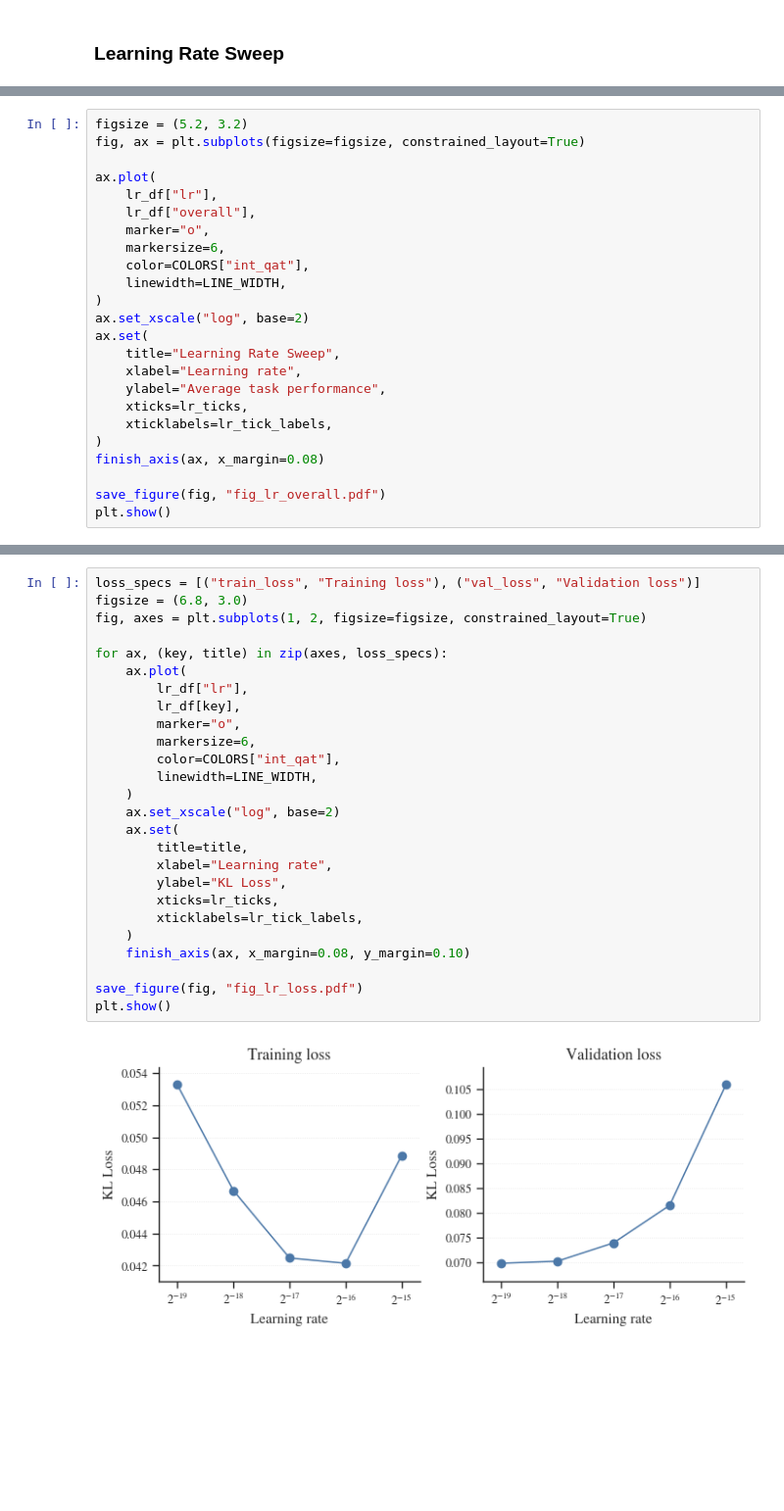
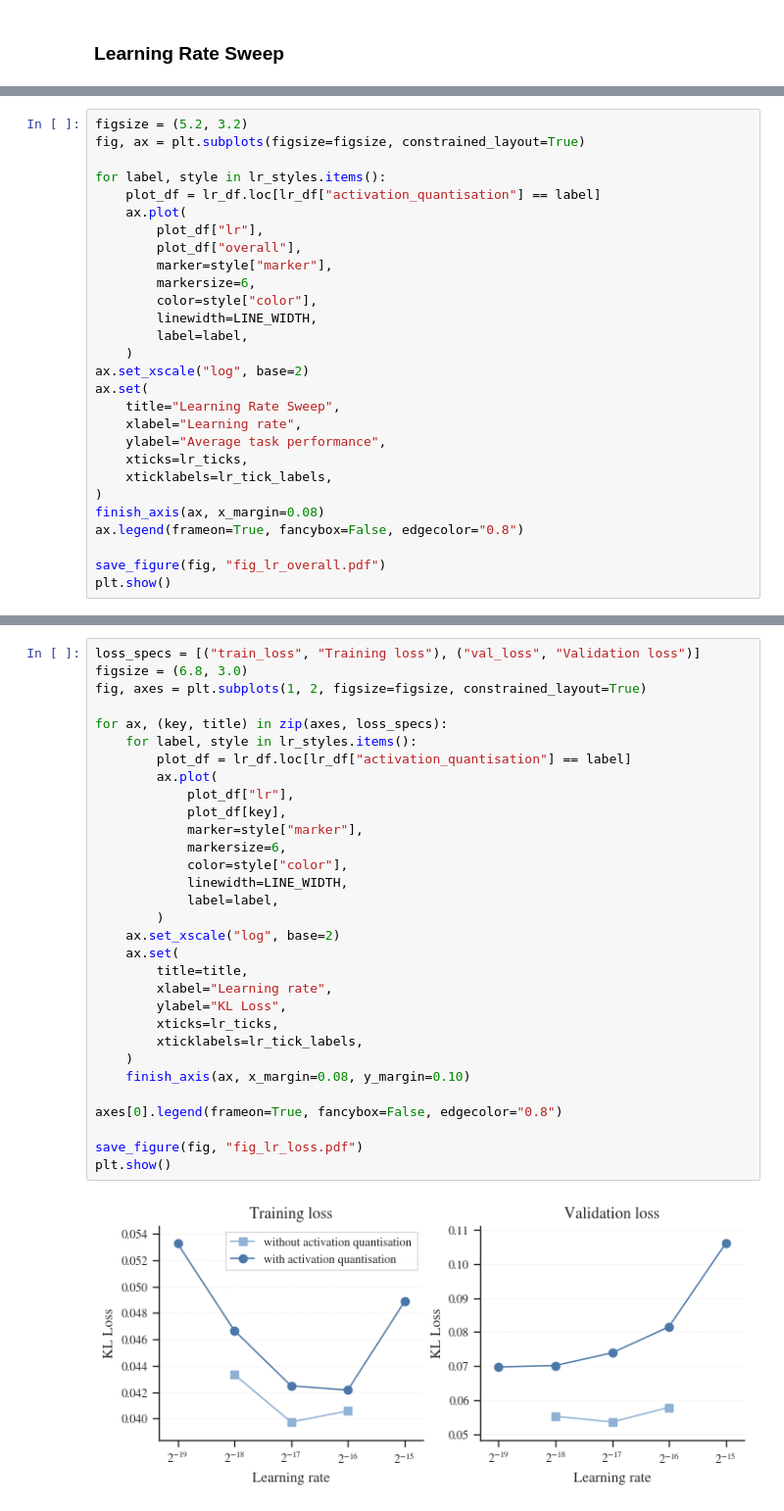
Before and after one commit to graphcore-research/llama-mobile-vlm, a Jupyter notebook: 20260415-PaperFigures.ipynb, the cells around one changed output, grey strips where cells are left out. Shown at 98% size. Cells and saved outputs as stored; diff of their text form; blank space fills up the shorter version.

```diff
--- a/20260415-PaperFigures.ipynb
+++ b/20260415-PaperFigures.ipynb
@@ -664,14 +682,17 @@ display(lr_df[["name", "lr", "overall", "train_loss", "val_loss"]])
 figsize = (5.2, 3.2)
 fig, ax = plt.subplots(figsize=figsize, constrained_layout=True)
 
-ax.plot(
-    lr_df["lr"],
-    lr_df["overall"],
-    marker="o",
-    markersize=6,
-    color=COLORS["int_qat"],
-    linewidth=LINE_WIDTH,
-)
+for label, style in lr_styles.items():
+    plot_df = lr_df.loc[lr_df["activation_quantisation"] == label]
+    ax.plot(
+        plot_df["lr"],
+        plot_df["overall"],
+        marker=style["marker"],
+        markersize=6,
+        color=style["color"],
+        linewidth=LINE_WIDTH,
+        label=label,
+    )
 ax.set_xscale("log", base=2)
 ax.set(
     title="Learning Rate Sweep",
@@ -681,6 +702,7 @@ ax.set(
     xticklabels=lr_tick_labels,
 )
 finish_axis(ax, x_margin=0.08)
+ax.legend(frameon=True, fancybox=False, edgecolor="0.8")
 
 save_figure(fig, "fig_lr_overall.pdf")
 plt.show()
@@ -689,28 +711,33 @@ plt.show()
 # %%
 loss_specs = [("train_loss", "Training loss"), ("val_loss", "Validation loss")]
 figsize = (6.8, 3.0)
 fig, axes = plt.subplots(1, 2, figsize=figsize, constrained_layout=True)
 
 for ax, (key, title) in zip(axes, loss_specs):
-    ax.plot(
-        lr_df["lr"],
-        lr_df[key],
-        marker="o",
-        markersize=6,
-        color=COLORS["int_qat"],
-        linewidth=LINE_WIDTH,
-    )
+    for label, style in lr_styles.items():
+        plot_df = lr_df.loc[lr_df["activation_quantisation"] == label]
+        ax.plot(
+            plot_df["lr"],
+            plot_df[key],
+            marker=style["marker"],
+            markersize=6,
+            color=style["color"],
+            linewidth=LINE_WIDTH,
+            label=label,
+        )
     ax.set_xscale("log", base=2)
     ax.set(
         title=title,
         xlabel="Learning rate",
         ylabel="KL Loss",
         xticks=lr_ticks,
         xticklabels=lr_tick_labels,
     )
     finish_axis(ax, x_margin=0.08, y_margin=0.10)
 
+axes[0].legend(frameon=True, fancybox=False, edgecolor="0.8")
+
 save_figure(fig, "fig_lr_loss.pdf")
 plt.show()
 # %% [output]
-[figure, old version]
+[figure, new version]
```
Also changed, not shown: parts of 3 cells of this notebook.
